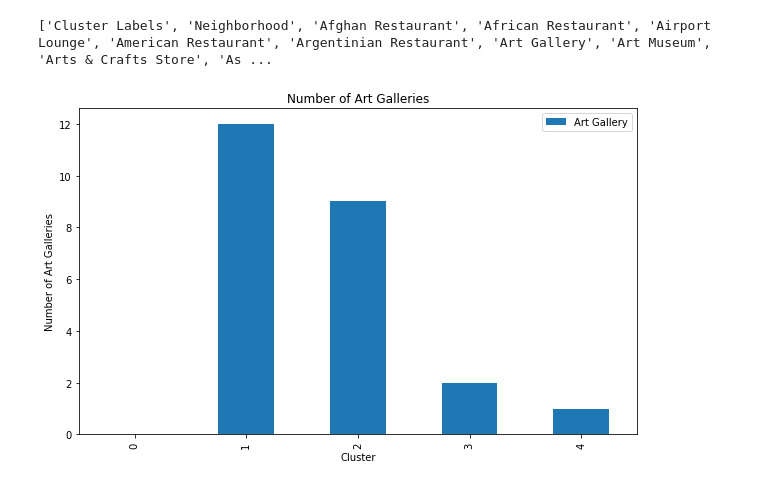
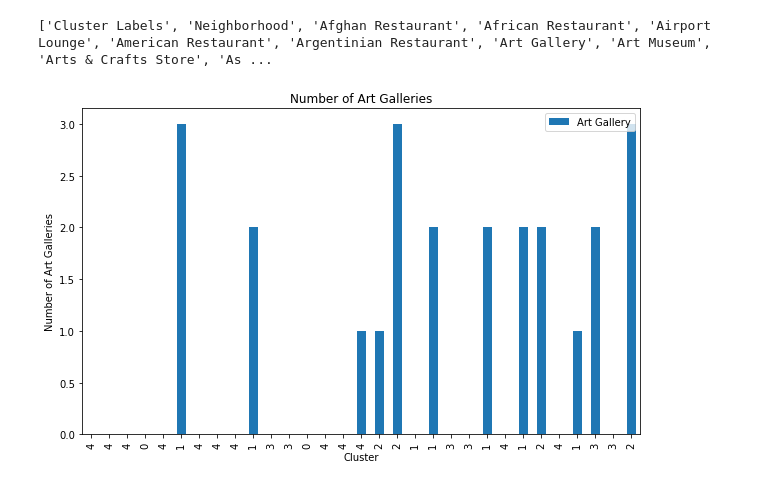
Before and after one commit to aliciadavies248/Coursera_Capstone, a Jupyter notebook: London_Art_Gallery.ipynb, the cells around one changed output. Drawn from its saved outputs; the diff is of its cells as text; code cells hidden in the pictures.

```diff
--- a/London_Art_Gallery.ipynb
+++ b/London_Art_Gallery.ipynb
@@ -608,20 +620,17 @@ print(my_list)
 # %% [output]
 ['Cluster Labels', 'Neighborhood', 'Afghan Restaurant', 'African Restaurant', 'Airport Lounge', 'American Restaurant', 'Argentinian Restaurant', 'Art Gallery', 'Art Museum', 'Arts & Crafts Store', 'As ...
 # %%
-art_clust = clustered[['Cluster Labels', 'Art Gallery']]
-
+art_clust = london_grouped[['Cluster Labels', 'Art Gallery']]
 art_clust.set_index('Cluster Labels', inplace=True)
-art_clust.head()
-
 art_clust.plot(kind='bar', figsize=(10, 6))
 
 plt.xlabel('Cluster') # add to x-label to the plot
 plt.ylabel('Number of Art Galleries') # add y-label to the plot
 plt.title('Number of Art Galleries') # add title to the plot
 
 plt.show()
 # %% [output]
-[figure, old version]
+[figure, new version]
 # %%
 movie_clust = clustered[['Cluster Labels', 'Movie Theater']]
 
```
Also changed, not shown: parts of 21 cells of this notebook.
